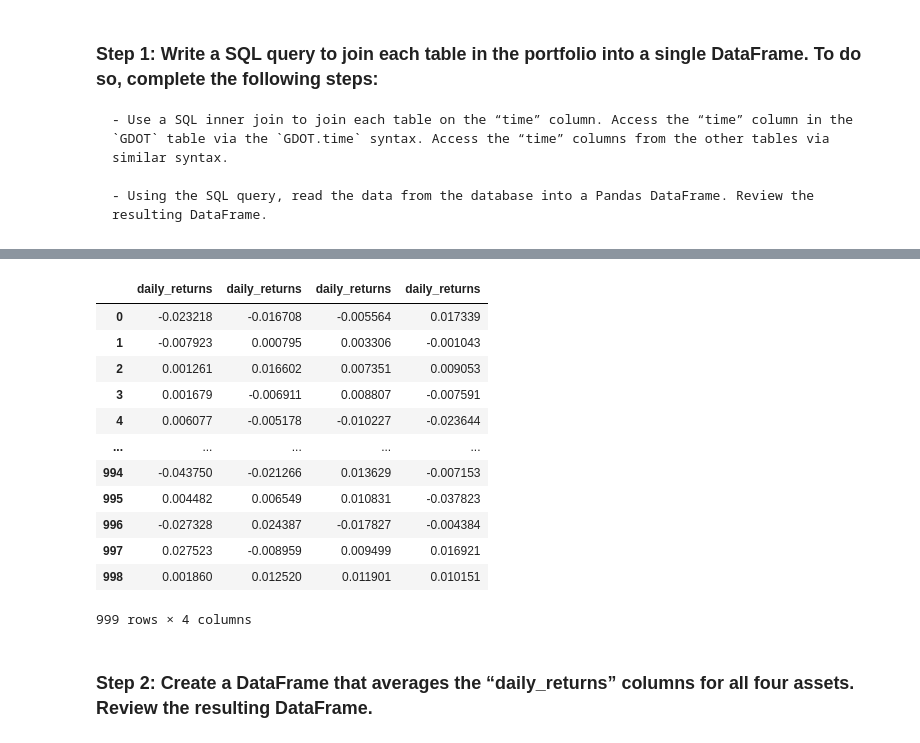
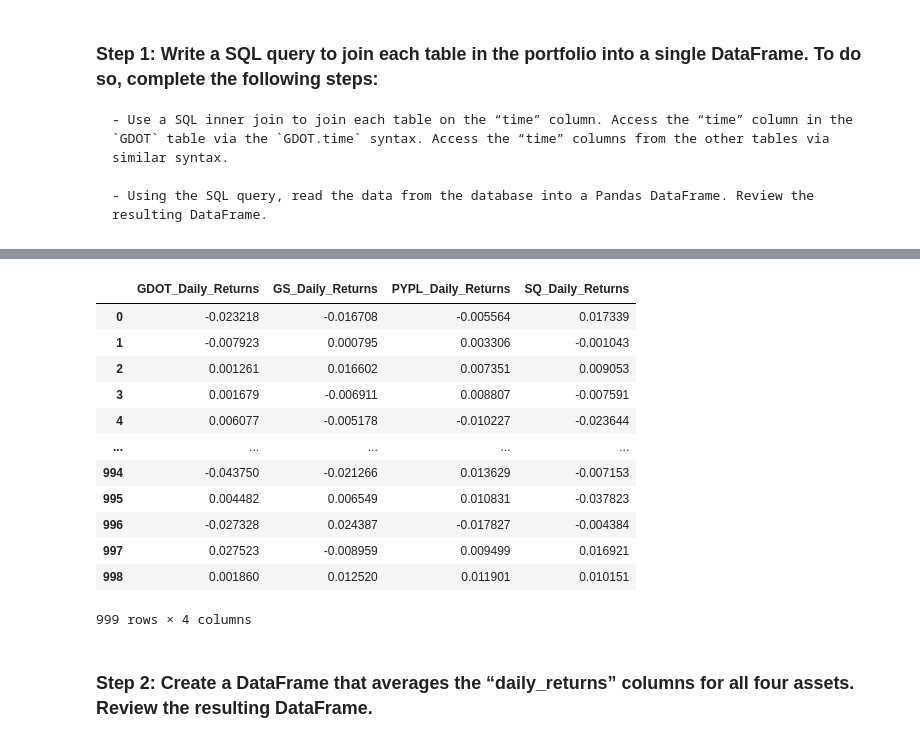
Before and after one commit to mbejan325/ETF_Analyzer_App, a Jupyter notebook: Starter_Code/final_etf_analyzer.ipynb, the cells around one changed output, grey strips where cells are left out. Drawn from its saved outputs; the diff is of its cells as text; code cells hidden in the pictures.

```diff
--- a/Starter_Code/final_etf_analyzer.ipynb
+++ b/Starter_Code/final_etf_analyzer.ipynb
@@ -366,10 +366,10 @@ etf_portfolio
 999 rows × 28 columns
 # %%
 # Dsplay daily returns for each stock in the ETF Portfolio.
-etf_test = etf_portfolio['daily_returns']
+etf_test = etf_portfolio[['GDOT_Daily_Returns', 'GS_Daily_Returns', 'PYPL_Daily_Returns', 'SQ_Daily_Returns']]
 etf_test
 # %% [output]
-|  | daily_returns | daily_returns | daily_returns | daily_returns |
+|  | GDOT_Daily_Returns | GS_Daily_Returns | PYPL_Daily_Returns | SQ_Daily_Returns |
 | 0 | -0.023218 | -0.016708 | -0.005564 | 0.017339 |
 | 1 | -0.007923 | 0.000795 | 0.003306 | -0.001043 |
 | 2 | 0.001261 | 0.016602 | 0.007351 | 0.009053 |
```
Also changed, not shown: parts of 3 cells of this notebook.
